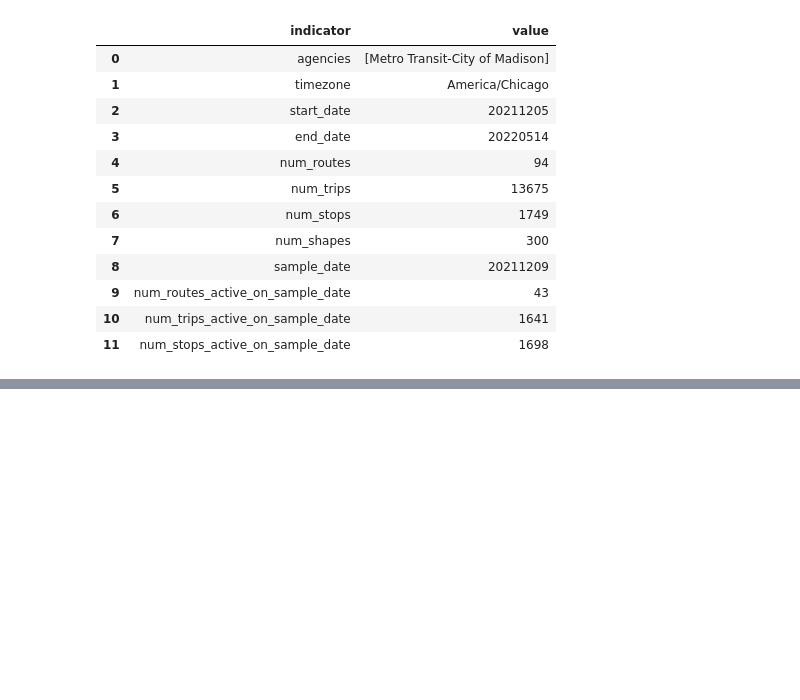
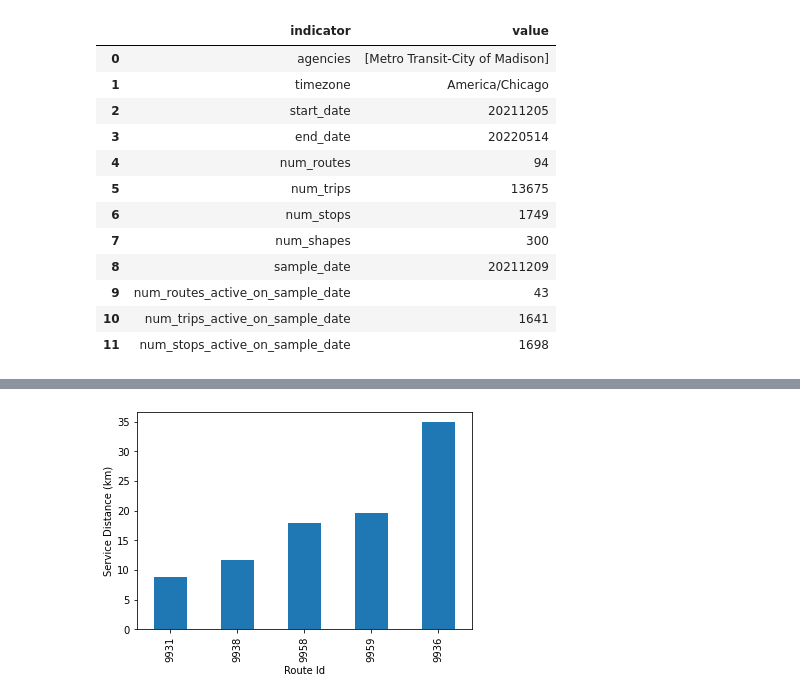
Before and after one commit to wisc-bus/simulator, a Jupyter notebook: presentation/madison.ipynb, the cells around one changed output, grey strips where cells are left out. Drawn from its saved outputs; the diff is of its cells as text; code cells hidden in the pictures; blank space fills up the shorter version.

```diff
--- a/presentation/madison.ipynb
+++ b/presentation/madison.ipynb
@@ -67,0 +81,2 @@ simple_rts['service_distance'].describe()
+# %%
+min_sdis = simple_rts['service_distance'].describe().loc['min']
@@ -67,0 +85,5 @@ simple_rts['service_distance'].describe()
+# %%
+min_sdis.sort_values()[:5].plot.bar(xlabel="Route Id", ylabel="Service Distance (km)")
+plt.savefig("madison_min_service_dist.png",dpi=200, bbox_inches='tight')
+# %% [output]
+[figure, added]
```
Also changed, not shown: parts of 7 cells of this notebook, 3 other files.
